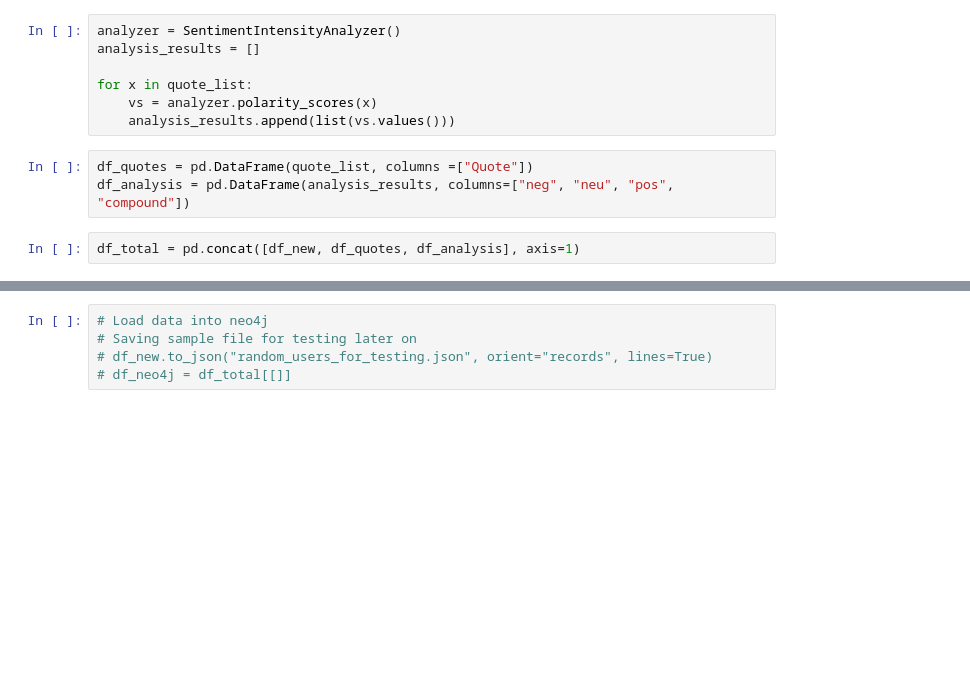
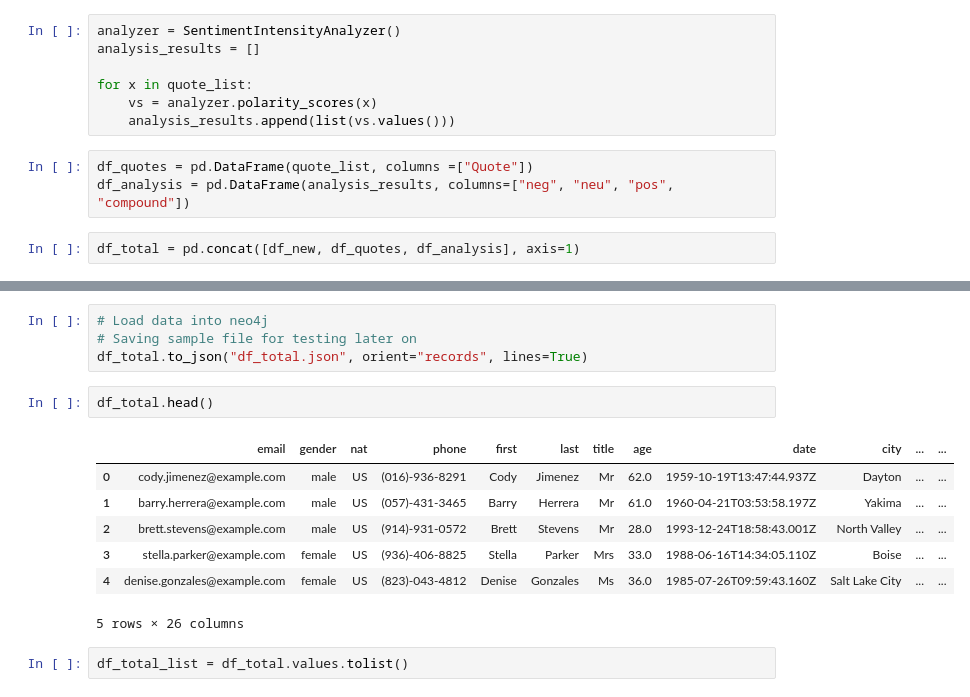
Before and after one commit to Novak478/data-exercise, a Jupyter notebook: jupyter/notebooks/data-exercise.ipynb, the cells around one changed output, grey strips where cells are left out. Cells and saved outputs as stored; diff of their text form; blank space fills up the shorter version.

```diff
--- a/jupyter/notebooks/data-exercise.ipynb
+++ b/jupyter/notebooks/data-exercise.ipynb
@@ -180,5 +293,16 @@ g.map(plt.hist,"Compound")
 # %%
 # Load data into neo4j
 # Saving sample file for testing later on
-# df_new.to_json("random_users_for_testing.json", orient="records", lines=True)
-# df_neo4j = df_total[[]]
+df_total.to_json("df_total.json", orient="records", lines=True)
+# %%
+df_total.head()
+# %% [output]
+|  | email | gender | nat | phone | first | last | title | age | date | city | ... | ... |
+| 0 | cody.jimenez@example.com | male | US | (016)-936-8291 | Cody | Jimenez | Mr | 62.0 | 1959-10-19T13:47:44.937Z | Dayton | ... | ... |
+| 1 | barry.herrera@example.com | male | US | (057)-431-3465 | Barry | Herrera | Mr | 61.0 | 1960-04-21T03:53:58.197Z | Yakima | ... | ... |
+| 2 | brett.stevens@example.com | male | US | (914)-931-0572 | Brett | Stevens | Mr | 28.0 | 1993-12-24T18:58:43.001Z | North Valley | ... | ... |
+| 3 | stella.parker@example.com | female | US | (936)-406-8825 | Stella | Parker | Mrs | 33.0 | 1988-06-16T14:34:05.110Z | Boise | ... | ... |
+| 4 | denise.gonzales@example.com | female | US | (823)-043-4812 | Denise | Gonzales | Ms | 36.0 | 1985-07-26T09:59:43.160Z | Salt Lake City | ... | ... |
+5 rows × 26 columns
+# %%
+df_total_list = df_total.values.tolist()
```
Also changed, not shown: parts of 27 cells of this notebook, 2 other files.
